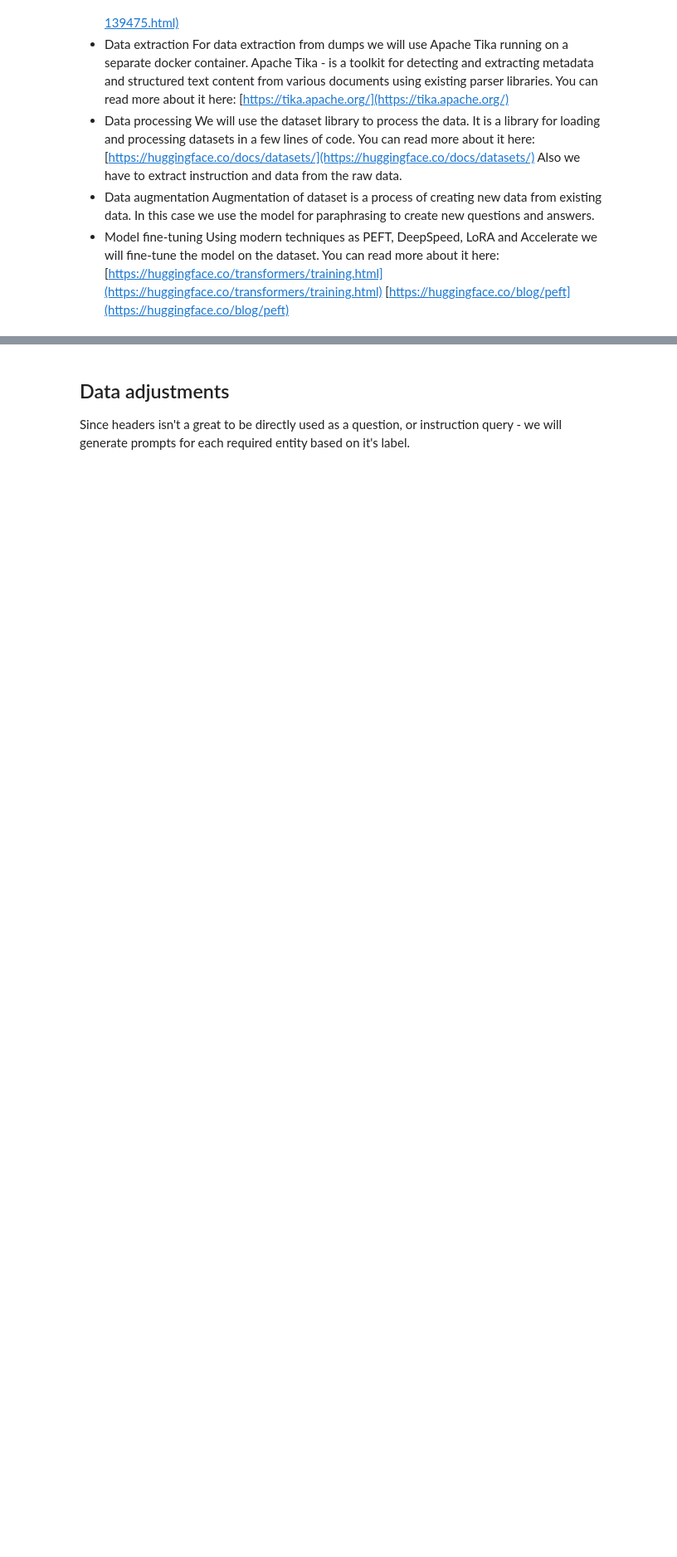
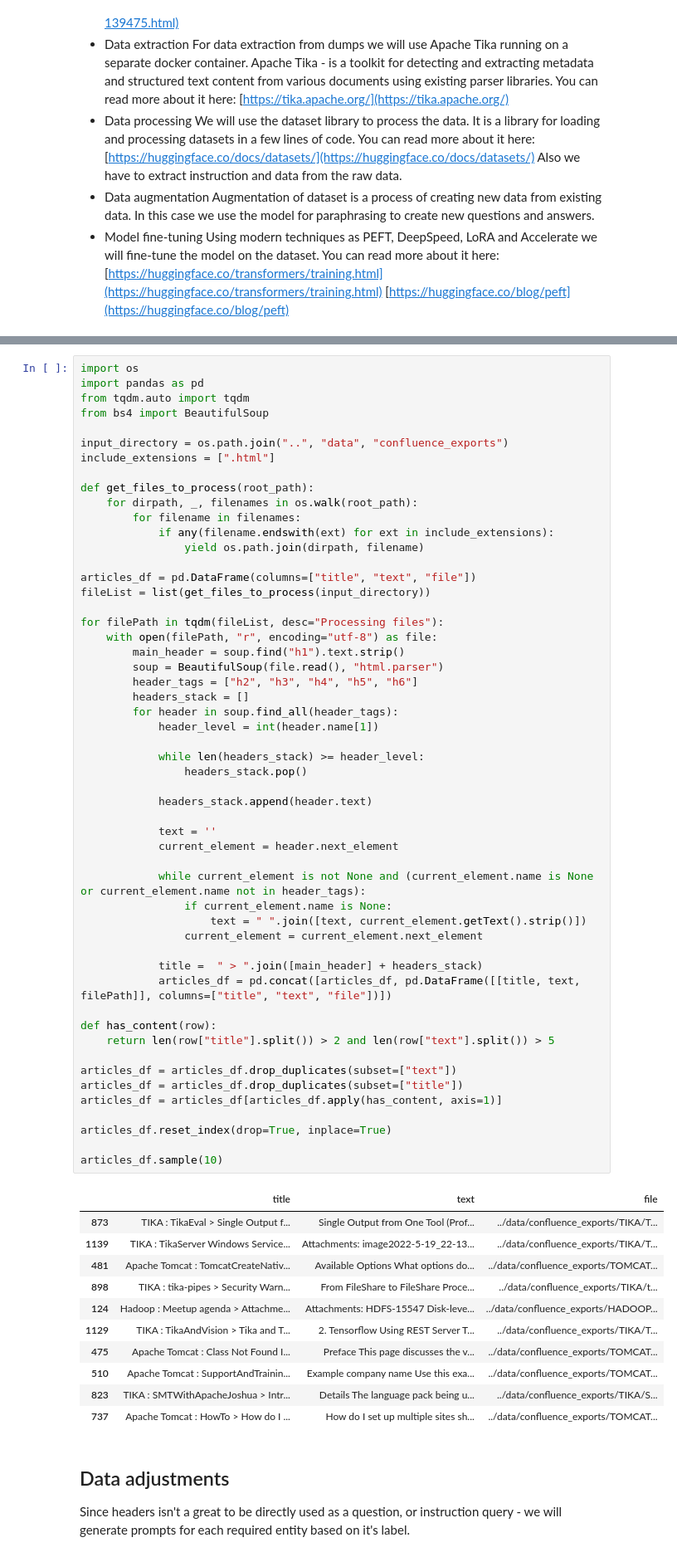
Before and after one commit to iashchak/ai-tools, a Jupyter notebook: notebooks/generate_from_confluence.ipynb, the cells around one changed output, grey strips where cells are left out. Shown: that part at 83% size. Saved outputs shown, nothing was run; the diff lists cells and outputs as text; blank space fills up the shorter version.

Commit message:
Added new example using confluence pages

```diff
--- a/notebooks/generate_from_confluence.ipynb
+++ b/notebooks/generate_from_confluence.ipynb
@@ -153,3 +65,68 @@ ds.save_to_disk(processed_data_path)
+# %%
+import os
+import pandas as pd
+from tqdm.auto import tqdm
+from bs4 import BeautifulSoup
+
+input_directory = os.path.join("..", "data", "confluence_exports")
+include_extensions = [".html"]
+
+def get_files_to_process(root_path):
+    for dirpath, _, filenames in os.walk(root_path):
+        for filename in filenames:
+            if any(filename.endswith(ext) for ext in include_extensions):
+                yield os.path.join(dirpath, filename)
+
+articles_df = pd.DataFrame(columns=["title", "text", "file"])
+fileList = list(get_files_to_process(input_directory))
+
+for filePath in tqdm(fileList, desc="Processing files"):
+    with open(filePath, "r", encoding="utf-8") as file:
+        main_header = soup.find("h1").text.strip()
+        soup = BeautifulSoup(file.read(), "html.parser")
+        header_tags = ["h2", "h3", "h4", "h5", "h6"]
+        headers_stack = []
+        for header in soup.find_all(header_tags):
+            header_level = int(header.name[1])
+
+            while len(headers_stack) >= header_level:
+                headers_stack.pop()
+
+            headers_stack.append(header.text)
+
+            text = ''
+            current_element = header.next_element
+
+            while current_element is not None and (current_element.name is None or current_element.name not in header_tags):
+                if current_element.name is None:
+                    text = " ".join([text, current_element.getText().strip()])
+                current_element = current_element.next_element
+
+            title =  " > ".join([main_header] + headers_stack)
+            articles_df = pd.concat([articles_df, pd.DataFrame([[title, text, filePath]], columns=["title", "text", "file"])])
+
+def has_content(row):
+    return len(row["title"].split()) > 2 and len(row["text"].split()) > 5
+
+articles_df = articles_df.drop_duplicates(subset=["text"])
+articles_df = articles_df.drop_duplicates(subset=["title"])
+articles_df = articles_df[articles_df.apply(has_content, axis=1)]
+
+articles_df.reset_index(drop=True, inplace=True)
+
+articles_df.sample(10)
+# %% [output]
+|  | title | text | file |
+| 873 | TIKA : TikaEval > Single Output f... | Single Output from One Tool (Prof... | ../data/confluence_exports/TIKA/T... |
+| 1139 | TIKA : TikaServer Windows Service... | Attachments: image2022-5-19_22-13... | ../data/confluence_exports/TIKA/T... |
+| 481 | Apache Tomcat : TomcatCreateNativ... | Available Options What options do... | ../data/confluence_exports/TOMCAT... |
+| 898 | TIKA : tika-pipes > Security Warn... | From FileShare to FileShare Proce... | ../data/confluence_exports/TIKA/t... |
+| 124 | Hadoop : Meetup agenda > Attachme... | Attachments: HDFS-15547 Disk-leve... | ../data/confluence_exports/HADOOP... |
+| 1129 | TIKA : TikaAndVision > Tika and T... | 2. Tensorflow Using REST Server T... | ../data/confluence_exports/TIKA/T... |
+| 475 | Apache Tomcat : Class Not Found I... | Preface This page discusses the v... | ../data/confluence_exports/TOMCAT... |
+| 510 | Apache Tomcat : SupportAndTrainin... | Example company name Use this exa... | ../data/confluence_exports/TOMCAT... |
+| 823 | TIKA : SMTWithApacheJoshua > Intr... | Details The language pack being u... | ../data/confluence_exports/TIKA/S... |
+| 737 | Apache Tomcat : HowTo > How do I ... | How do I set up multiple sites sh... | ../data/confluence_exports/TOMCAT... |
 # %% [markdown]
 ## Data adjustments
 
```
Also changed, not shown: parts of 26 cells of this notebook, 2 other files.
